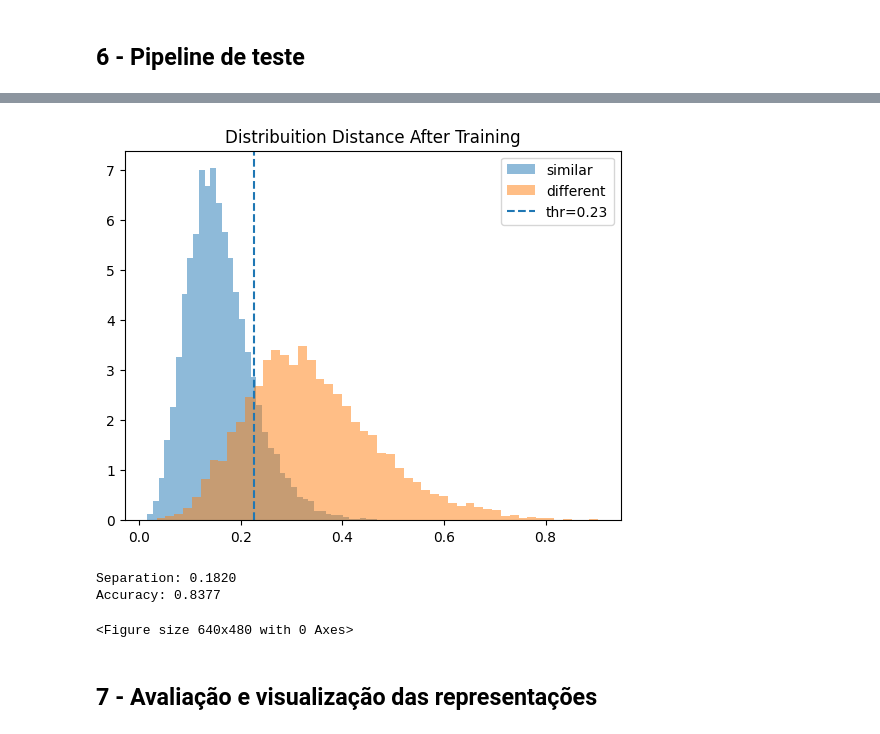
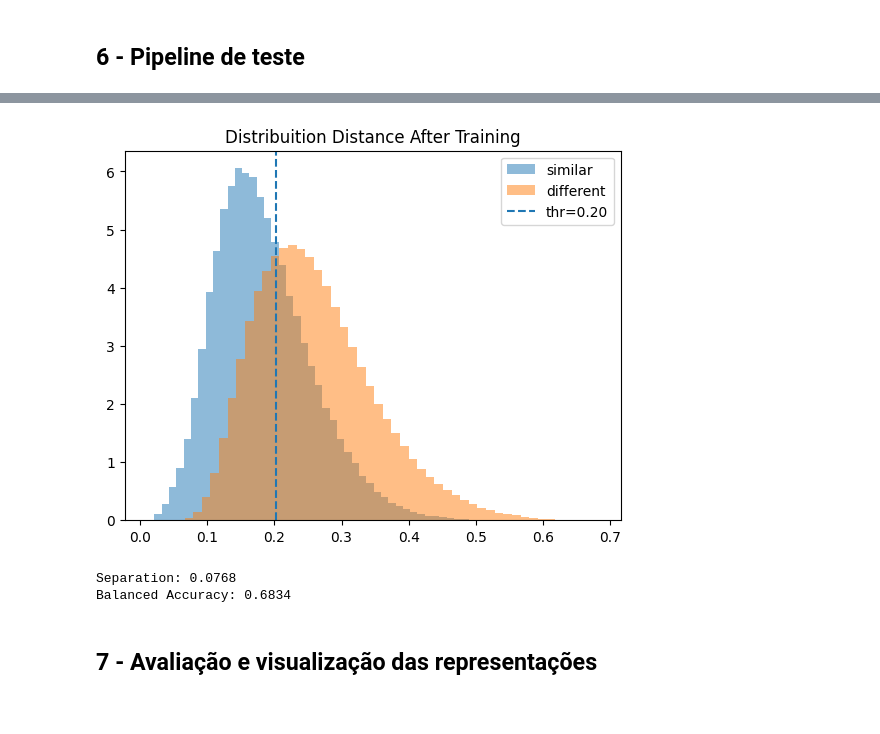
Before and after one commit to Vinimoga/dml-siamese-triplet-simclr, a Jupyter notebook: SimCLR_experiment.ipynb, the cells around one changed output, grey strips where cells are left out. Drawn from its saved outputs; the diff is of its cells as text; code cells hidden in the pictures.

```diff
--- a/SimCLR_experiment.ipynb
+++ b/SimCLR_experiment.ipynb
@@ -185,7 +190,7 @@ logits[:10], logits.shape
  torch.Size([64, 128]))
 # %%
 #Definição do Modelo
-model = SimCLR(Classifier)
+model = SimCLRNetwork(Classifier)
 # %% [markdown]
 
 ## 5 - Teste Inicial
@@ -361,10 +350,9 @@ plot_loss_curve(loss)
 # %%
-sepration_pos_training, accuracy_pos_training = evaluate_embeddings(model, test_simclr_dataloader, title="Distribuition Distance After Training")
+sepration_pos_training, accuracy_pos_training = evaluate_embeddings(model, test_dataloader, title="Distribuition Distance After Training")
 # %% [output]
-[figure, old version]
+[figure, new version]
-Separation: 0.1820
-Accuracy: 0.8377
+Separation: 0.0768
+Balanced Accuracy: 0.6834
-<Figure size 640x480 with 0 Axes>
 # %% [markdown]
 
 ## 7 - Avaliação e visualização das representações
```
Also changed, not shown: parts of 13 cells of this notebook, 4 other files.
